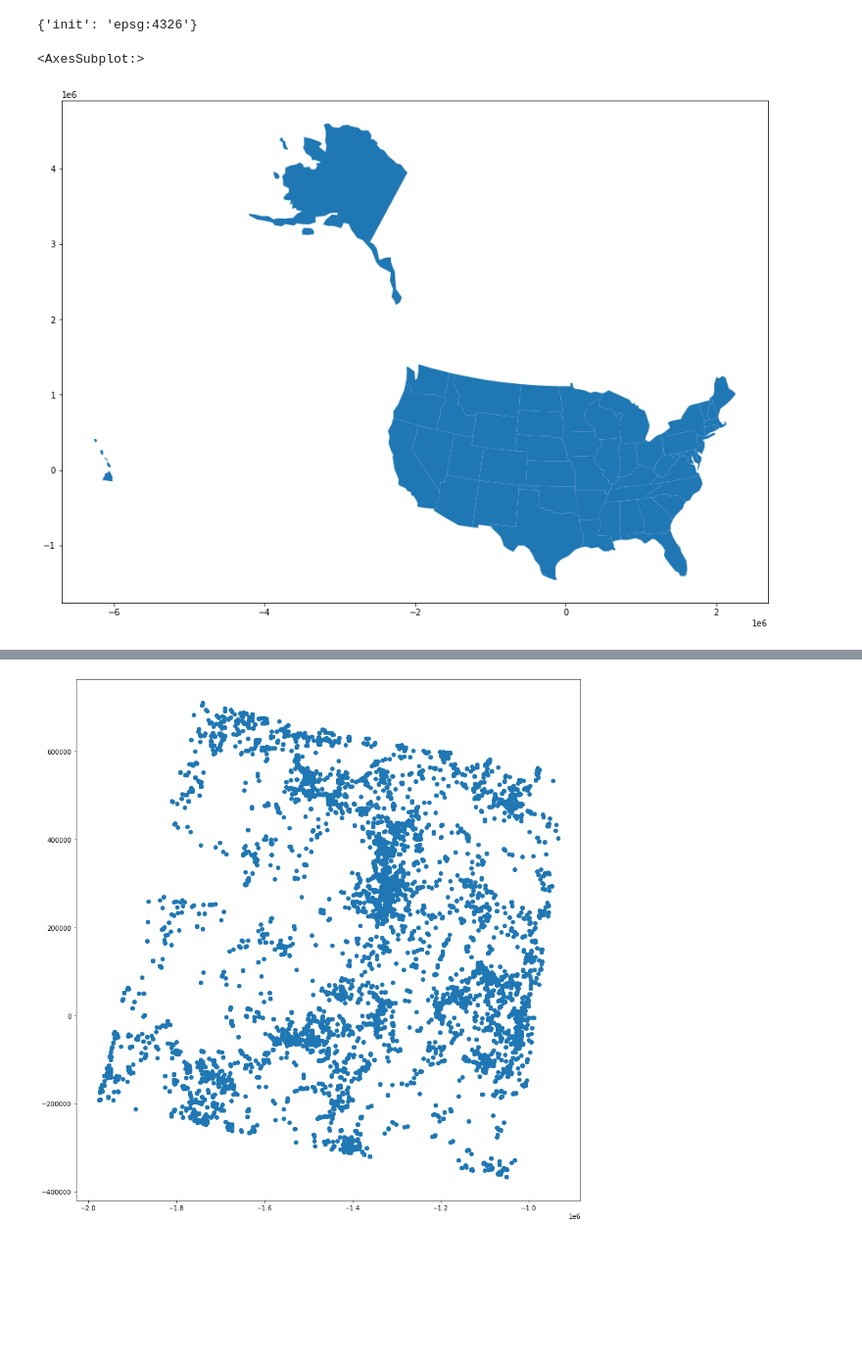
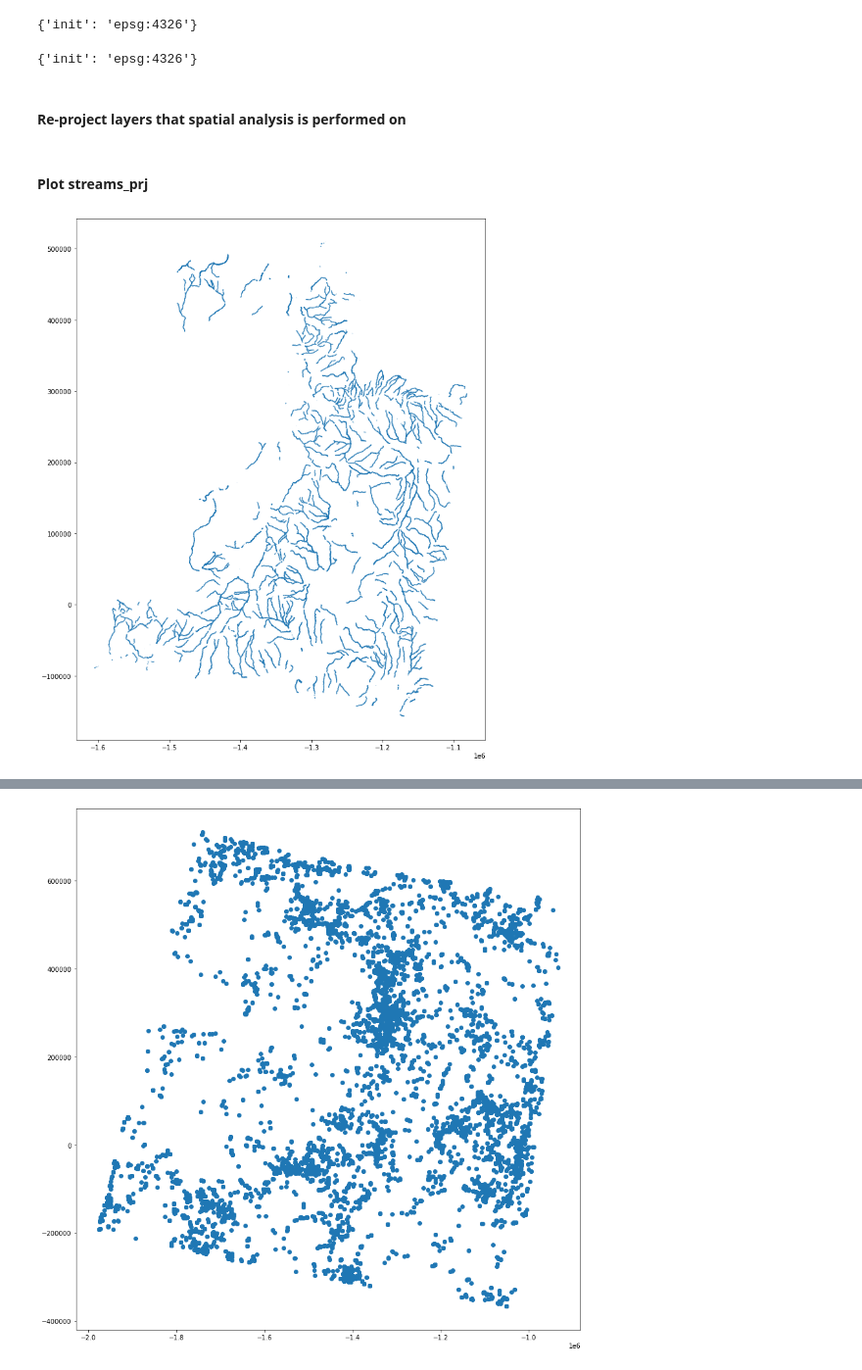
Before and after one commit to zac-stanley/birds-utah, a Jupyter notebook: notebooks/bird_occurrences_utah_explore_reproject.ipynb, the cells around one changed output, grey strips where cells are left out. Shown at 98% size. Cells and saved outputs as stored; diff of their text form; code cells hidden in the pictures; blank space fills up the shorter version.

Commit message:
Update bird_occurrences_utah_explore_reproject.ipynb and create birds_prj.geojson and streams_prj.geojson

```diff
--- a/notebooks/bird_occurrences_utah_explore_reproject.ipynb
+++ b/notebooks/bird_occurrences_utah_explore_reproject.ipynb
@@ -5,4 +11,8 @@
 
 import geopandas as gpd
 import pandas as pd
+import matplotlib.pyplot as plt
 from shapely.geometry import Point
+
+# change default figure size
+plt.rcParams['figure.figsize'] = (15,12)
@@ -36,0 +21,6 @@ ut_nms.crs
+# %%
+#utah major streams
+utah_major_streams = gpd.read_file ("./data/utah_major_streams.geojson")
+
+# sw_birds
+sw_birds = gpd.read_file("./data/sw_birds.geojson")
@@ -37 +29,6 @@ ut_nms.crs
+# %%
+# utah_major_streams
+utah_major_streams.crs
+# %% [output]
+{'init': 'epsg:4326'}
 # %%
@@ -39,20 +36,19 @@ ut_nms.crs
 sw_birds.crs
 # %% [output]
 {'init': 'epsg:4326'}
+# %% [markdown]
+#### Re-project layers that spatial analysis is performed on
 # %%
-# project all GeoDataFrames to USA Contiguous Equidistant Conic for spatial analysis
-
-# set a variable with parameters
+# set a variable with parameters for USA Contiguous Equidistant
 project_params  = '+proj=eqdc +lat_0=39 +lon_0=-96 +lat_1=33 +lat_2=45 +x_0=0 +y_0=0 +datum=NAD83 +units=m +no_defs'
 
 # reproject and assign to new variables
-states_prj = us_states.to_crs(project_params)
-nps_prj = us_nps.to_crs(project_params)
-nms_prj = ut_nms.to_crs(project_params)
+streams_prj = utah_major_streams.to_crs(project_params)
 birds_prj = sw_birds.to_crs(project_params)
+# %% [markdown]
+#### Plot streams_prj
 # %%
-# plot states
-states_prj.plot(figsize=(15,15))
+# plot streams
+streams_prj.plot(figsize=(15,15));
 # %% [output]
-<AxesSubplot:>
-[figure, old version]
+[figure, new version]
```
Also changed, not shown: parts of 16 cells of this notebook, 2 other files.
